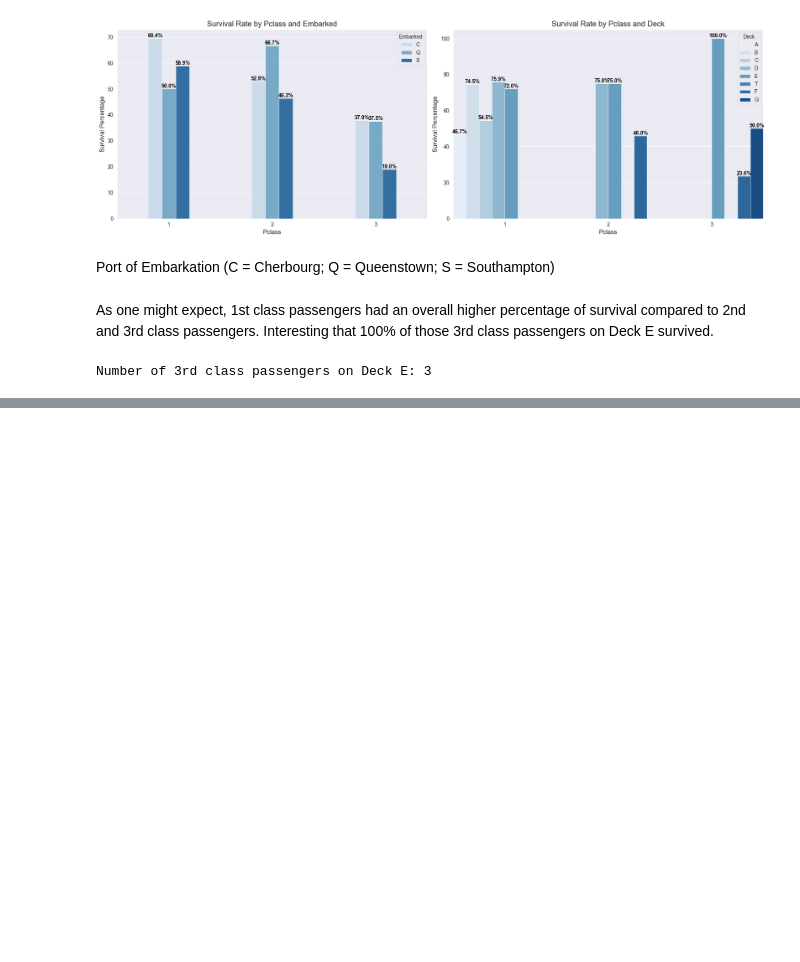
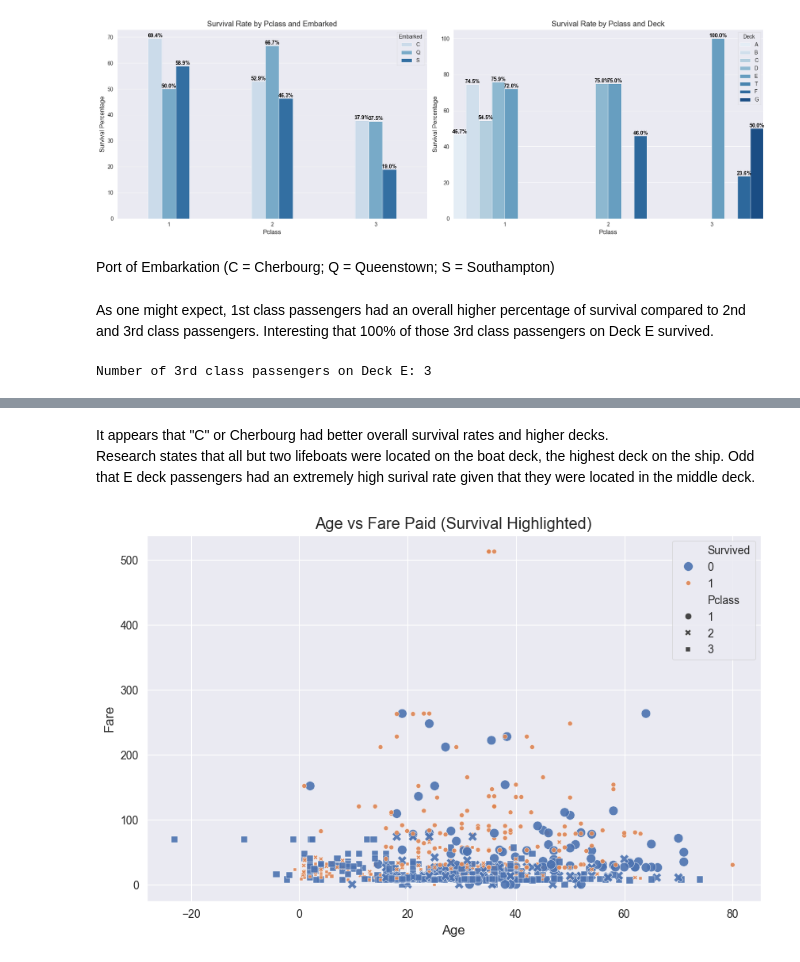
Before and after one commit to scottmr007/Titanic_EDA, a Jupyter notebook: Titanice_EDA.ipynb, the cells around one changed output, grey strips where cells are left out. Cells and saved outputs as stored; diff of their text form; code cells hidden in the pictures; blank space fills up the shorter version.

```diff
--- a/Titanice_EDA.ipynb
+++ b/Titanice_EDA.ipynb
@@ -583,0 +588,10 @@ Number of 3rd class passengers on Deck E: 3
+# %% [markdown]
+It appears that "C" or Cherbourg had better overall survival rates and higher decks. <br/>
+Research states that all but two lifeboats were located on the boat deck, the highest deck on the ship. Odd that E deck passengers had an extremely high surival rate given that they were located in the middle deck.
+# %%
+plt.figure(figsize=(10, 6))
+sns.scatterplot(x='Age', y='Fare', hue='Survived', style='Pclass', data=train_final, palette='deep', hue_norm=(0, 7), size='Survived', alpha=0.9)
+plt.title("Age vs Fare Paid (Survival Highlighted)")
+plt.show()
+# %% [output]
+[figure, added]
```
Also changed, not shown: parts of 18 cells of this notebook.
